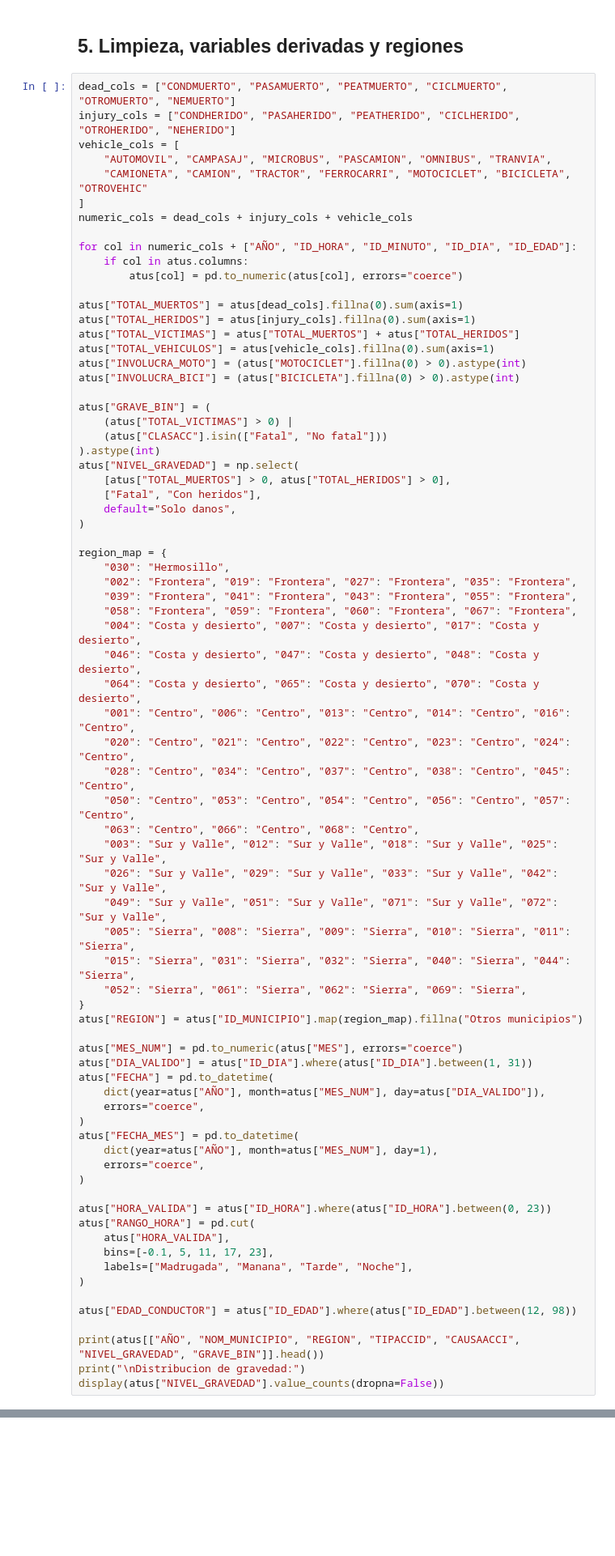
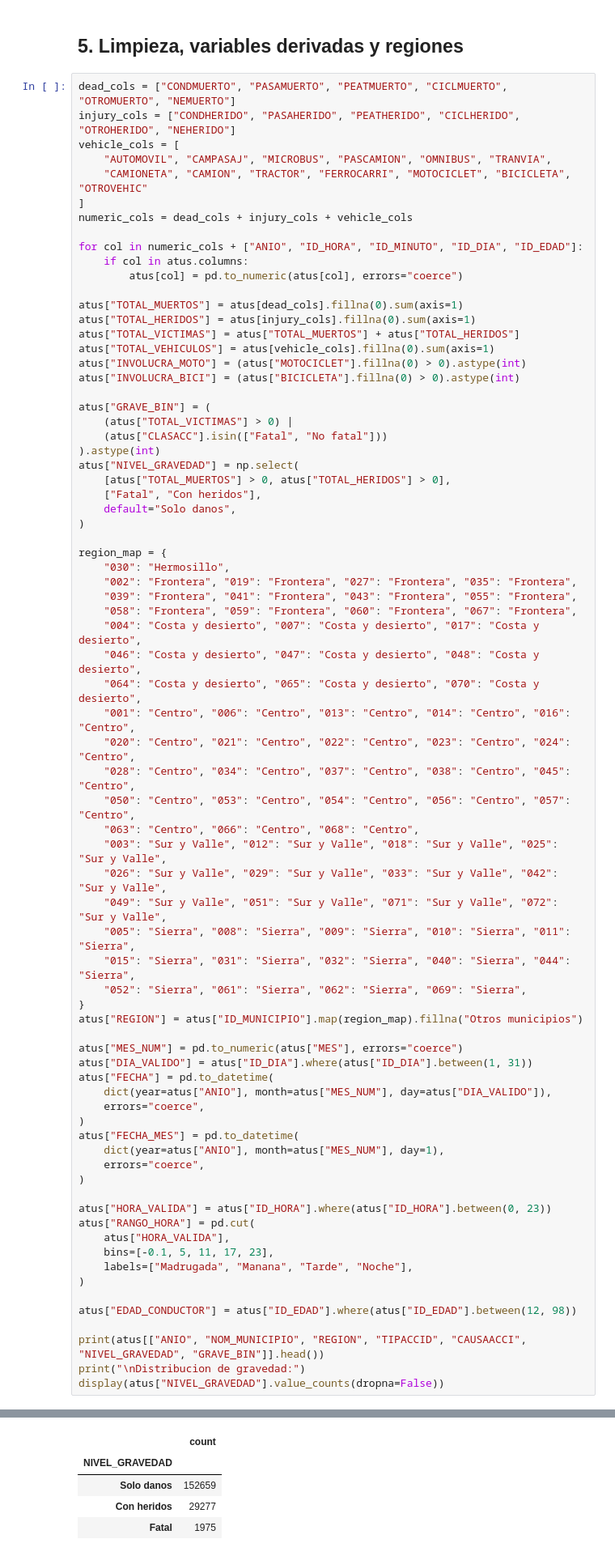
Before and after one commit to andresdanvinchi/prevencion_vial_sonora_Sheeptech, a Jupyter notebook: notebooks/atus_sonora_10_anios_prevencion.ipynb, the cells around one changed output, grey strips where cells are left out. Shown at 81% size. Drawn from its saved outputs; the diff is of its cells as text; blank space fills up the shorter version.

```diff
--- a/notebooks/atus_sonora_10_anios_prevencion.ipynb
+++ b/notebooks/atus_sonora_10_anios_prevencion.ipynb
@@ -252,7 +265,7 @@ vehicle_cols = [
 ]
 numeric_cols = dead_cols + injury_cols + vehicle_cols
 
-for col in numeric_cols + ["AÑO", "ID_HORA", "ID_MINUTO", "ID_DIA", "ID_EDAD"]:
+for col in numeric_cols + ["ANIO", "ID_HORA", "ID_MINUTO", "ID_DIA", "ID_EDAD"]:
     if col in atus.columns:
         atus[col] = pd.to_numeric(atus[col], errors="coerce")
 
@@ -298,11 +311,11 @@ atus["REGION"] = atus["ID_MUNICIPIO"].map(region_map).fillna("Otros municipios")
 atus["MES_NUM"] = pd.to_numeric(atus["MES"], errors="coerce")
 atus["DIA_VALIDO"] = atus["ID_DIA"].where(atus["ID_DIA"].between(1, 31))
 atus["FECHA"] = pd.to_datetime(
-    dict(year=atus["AÑO"], month=atus["MES_NUM"], day=atus["DIA_VALIDO"]),
+    dict(year=atus["ANIO"], month=atus["MES_NUM"], day=atus["DIA_VALIDO"]),
     errors="coerce",
 )
 atus["FECHA_MES"] = pd.to_datetime(
-    dict(year=atus["AÑO"], month=atus["MES_NUM"], day=1),
+    dict(year=atus["ANIO"], month=atus["MES_NUM"], day=1),
     errors="coerce",
 )
 
@@ -315,6 +328,7 @@ atus["RANGO_HORA"] = pd.cut(
 
 atus["EDAD_CONDUCTOR"] = atus["ID_EDAD"].where(atus["ID_EDAD"].between(12, 98))
 
-print(atus[["AÑO", "NOM_MUNICIPIO", "REGION", "TIPACCID", "CAUSAACCI", "NIVEL_GRAVEDAD", "GRAVE_BIN"]].head())
+print(atus[["ANIO", "NOM_MUNICIPIO", "REGION", "TIPACCID", "CAUSAACCI", "NIVEL_GRAVEDAD", "GRAVE_BIN"]].head())
 print("\nDistribucion de gravedad:")
 display(atus["NIVEL_GRAVEDAD"].value_counts(dropna=False))
+# %% [output]
@@ -320,0 +350,5 @@ display(atus["NIVEL_GRAVEDAD"].value_counts(dropna=False))
+|  | count |
+| NIVEL_GRAVEDAD |  |
+| Solo danos | 152659 |
+| Con heridos | 29277 |
+| Fatal | 1975 |
```
Also changed, not shown: parts of 16 cells of this notebook.
